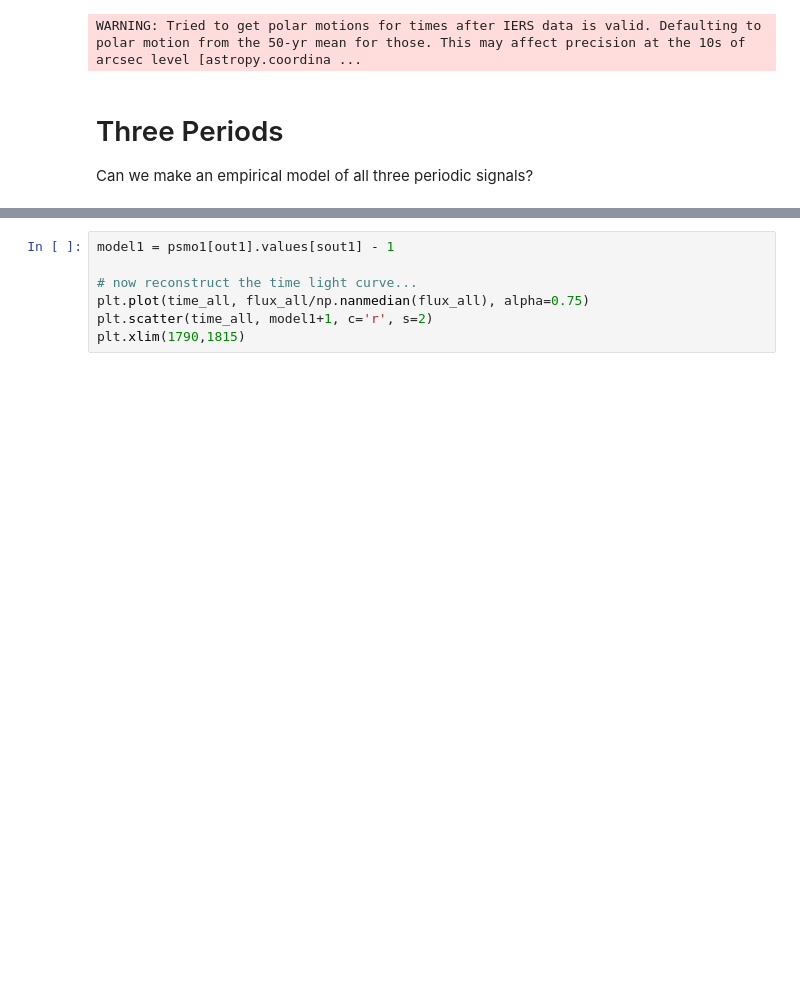
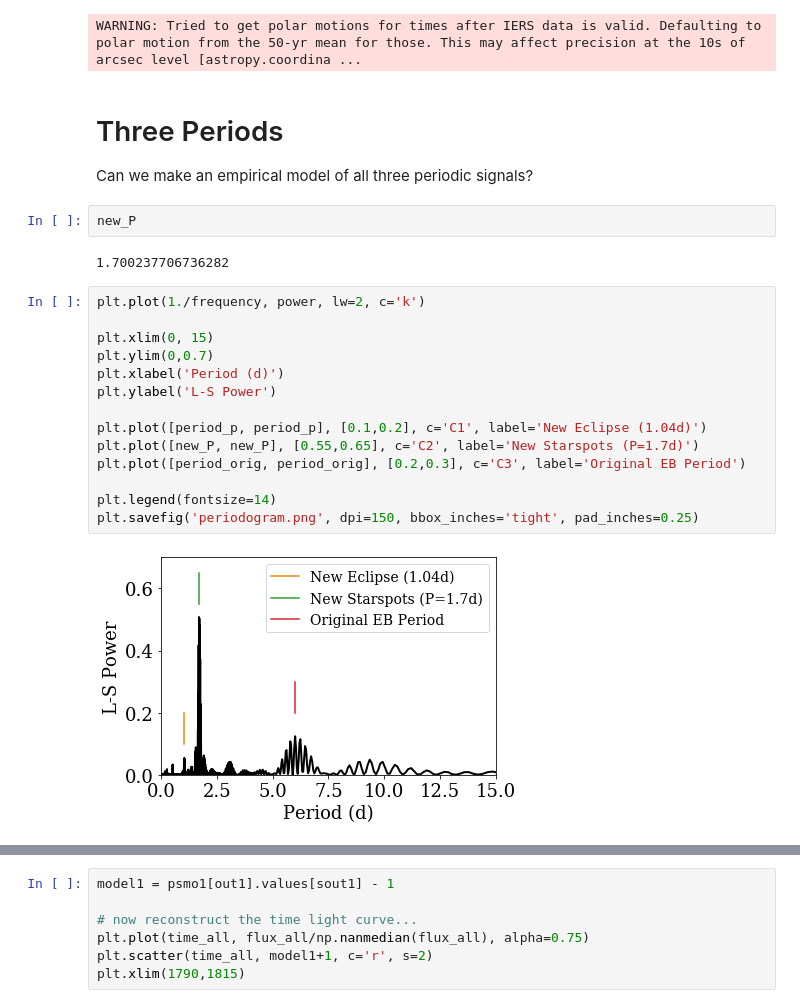
Before and after one commit to jradavenport/QX-Cas, a Jupyter notebook: post-DDT.ipynb, the cells around one changed output, grey strips where cells are left out. Drawn from its saved outputs; the diff is of its cells as text; blank space fills up the shorter version.

```diff
--- a/post-DDT.ipynb
+++ b/post-DDT.ipynb
@@ -277,6 +277,26 @@ WARNING: Tried to get polar motions for times after IERS data is valid. Defaulti
 # Three Periods
 
 Can we make an empirical model of all three periodic signals?
+# %%
+new_P
+# %% [output]
+1.700237706736282
+# %%
+plt.plot(1./frequency, power, lw=2, c='k')
+
+plt.xlim(0, 15)
+plt.ylim(0,0.7)
+plt.xlabel('Period (d)')
+plt.ylabel('L-S Power')
+
+plt.plot([period_p, period_p], [0.1,0.2], c='C1', label='New Eclipse (1.04d)')
+plt.plot([new_P, new_P], [0.55,0.65], c='C2', label='New Starspots (P=1.7d)')
+plt.plot([period_orig, period_orig], [0.2,0.3], c='C3', label='Original EB Period')
+
+plt.legend(fontsize=14)
+plt.savefig('periodogram.png', dpi=150, bbox_inches='tight', pad_inches=0.25)
+# %% [output]
+[figure, added]
 # %%
 phz1 = np.hstack(((time_all % period_p)/period_p-1, (time_all % period_p)/period_p))
 pfl1 = np.tile(flux_all/np.nanmedian(flux_all), 2)
```
Also changed, not shown: parts of 5 cells of this notebook, 3 other files.
